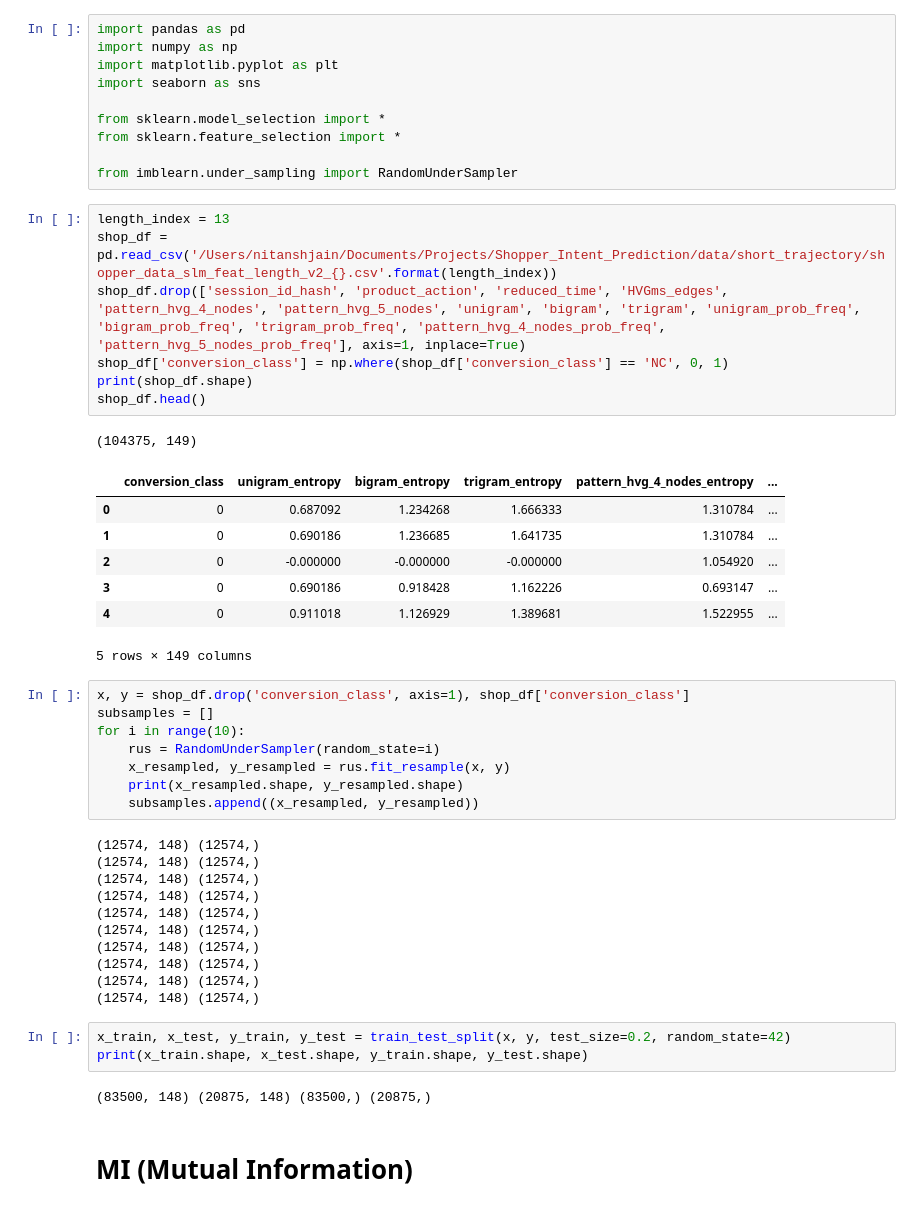
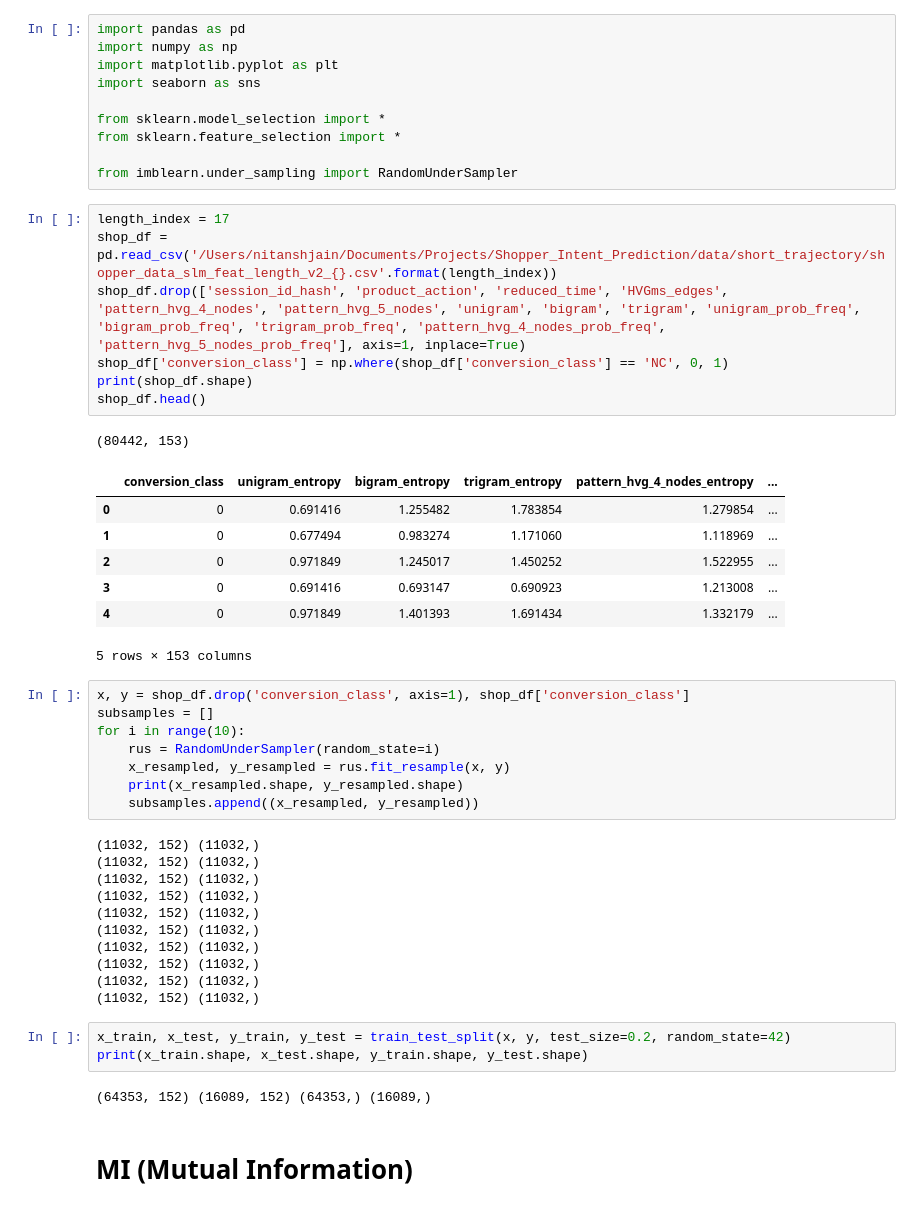
Before and after one commit to rdotjain/shopper-intent-prediction, a Jupyter notebook: short_trajectory/codefiles/shopper_intent_feat_reduction.ipynb, the cells around one changed output. Cells and saved outputs as stored; diff of their text form.

```diff
--- a/short_trajectory/codefiles/shopper_intent_feat_reduction.ipynb
+++ b/short_trajectory/codefiles/shopper_intent_feat_reduction.ipynb
@@ -9,21 +9,21 @@ from sklearn.feature_selection import *
 
 from imblearn.under_sampling import RandomUnderSampler
 # %%
-length_index = 13
+length_index = 17
 shop_df = pd.read_csv('/Users/nitanshjain/Documents/Projects/Shopper_Intent_Prediction/data/short_trajectory/shopper_data_slm_feat_length_v2_{}.csv'.format(length_index))
 shop_df.drop(['session_id_hash', 'product_action', 'reduced_time', 'HVGms_edges', 'pattern_hvg_4_nodes', 'pattern_hvg_5_nodes', 'unigram', 'bigram', 'trigram', 'unigram_prob_freq', 'bigram_prob_freq', 'trigram_prob_freq', 'pattern_hvg_4_nodes_prob_freq', 'pattern_hvg_5_nodes_prob_freq'], axis=1, inplace=True)
 shop_df['conversion_class'] = np.where(shop_df['conversion_class'] == 'NC', 0, 1)
 print(shop_df.shape)
 shop_df.head()
 # %% [output]
-(104375, 149)
+(80442, 153)
 |  | conversion_class | unigram_entropy | bigram_entropy | trigram_entropy | pattern_hvg_4_nodes_entropy | ... |
-| 0 | 0 | 0.687092 | 1.234268 | 1.666333 | 1.310784 | ... |
-| 1 | 0 | 0.690186 | 1.236685 | 1.641735 | 1.310784 | ... |
-| 2 | 0 | -0.000000 | -0.000000 | -0.000000 | 1.054920 | ... |
-| 3 | 0 | 0.690186 | 0.918428 | 1.162226 | 0.693147 | ... |
-| 4 | 0 | 0.911018 | 1.126929 | 1.389681 | 1.522955 | ... |
+| 0 | 0 | 0.691416 | 1.255482 | 1.783854 | 1.279854 | ... |
+| 1 | 0 | 0.677494 | 0.983274 | 1.171060 | 1.118969 | ... |
+| 2 | 0 | 0.971849 | 1.245017 | 1.450252 | 1.522955 | ... |
+| 3 | 0 | 0.691416 | 0.693147 | 0.690923 | 1.213008 | ... |
+| 4 | 0 | 0.971849 | 1.401393 | 1.691434 | 1.332179 | ... |
-5 rows × 149 columns
+5 rows × 153 columns
 # %%
 x, y = shop_df.drop('conversion_class', axis=1), shop_df['conversion_class']
 subsamples = []
@@ -33,21 +33,21 @@ for i in range(10):
     print(x_resampled.shape, y_resampled.shape)
     subsamples.append((x_resampled, y_resampled))
 # %% [output]
-(12574, 148) (12574,)
-(12574, 148) (12574,)
-(12574, 148) (12574,)
-(12574, 148) (12574,)
-(12574, 148) (12574,)
-(12574, 148) (12574,)
-(12574, 148) (12574,)
-(12574, 148) (12574,)
-(12574, 148) (12574,)
-(12574, 148) (12574,)
+(11032, 152) (11032,)
+(11032, 152) (11032,)
+(11032, 152) (11032,)
+(11032, 152) (11032,)
+(11032, 152) (11032,)
+(11032, 152) (11032,)
+(11032, 152) (11032,)
+(11032, 152) (11032,)
+(11032, 152) (11032,)
+(11032, 152) (11032,)
 # %%
 x_train, x_test, y_train, y_test = train_test_split(x, y, test_size=0.2, random_state=42)
 print(x_train.shape, x_test.shape, y_train.shape, y_test.shape)
 # %% [output]
-(83500, 148) (20875, 148) (83500,) (20875,)
+(64353, 152) (16089, 152) (64353,) (16089,)
 # %% [markdown]
 # MI (Mutual Information)
 # %%
```
Also changed, not shown: parts of 3 cells of this notebook, 9 other files.
